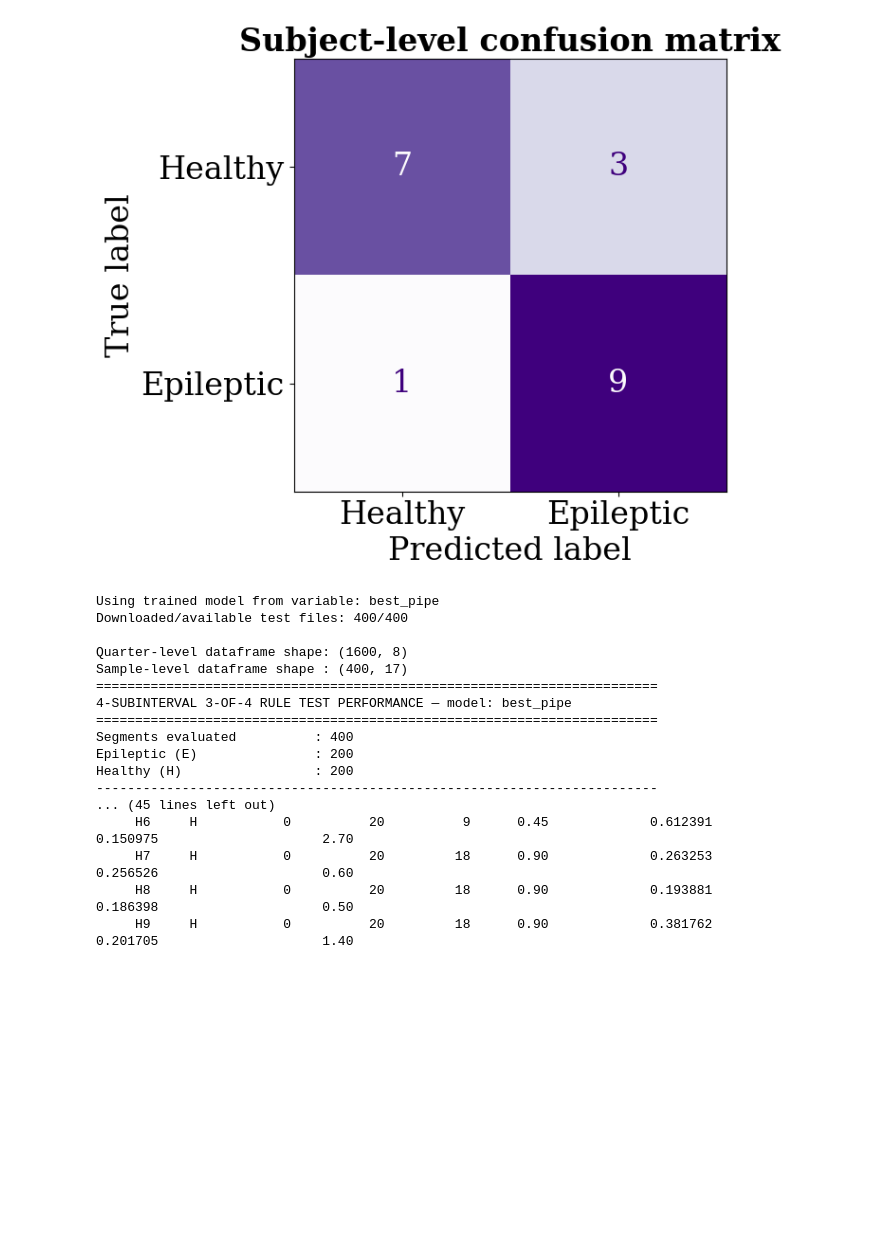
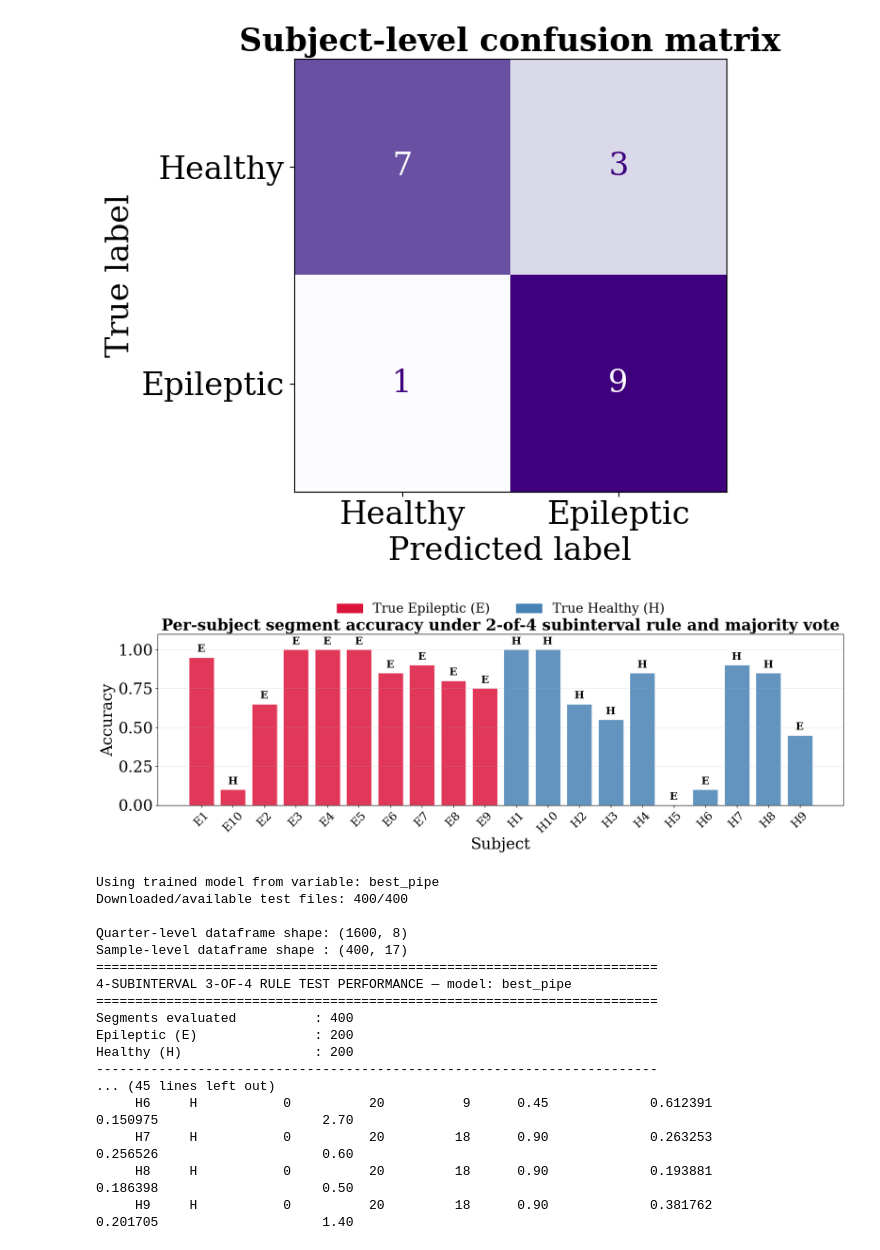
Before and after one commit to postnicov/test_colab, a Jupyter notebook: eeg_epilepsy_classifier.ipynb, the cells around one changed output. Saved outputs shown, nothing was run; the diff lists cells and outputs as text; code cells hidden in the pictures; blank space fills up the shorter version.

```diff
--- a/eeg_epilepsy_classifier.ipynb
+++ b/eeg_epilepsy_classifier.ipynb
@@ -2286,6 +2294,68 @@ Healthy (H)                 : 200
 [figure]
 [figure]
 [figure]
+# %%
+fig, ax = plt.subplots(figsize=(16, 6))
+colors = subj_stats["group"].map({"E": "crimson", "H": "steelblue"})
+
+bars = ax.bar(
+    subj_stats["subject"],
+    subj_stats["accuracy"],
+    color=colors,
+    edgecolor="white",
+    alpha=0.85
+)
+
+#ax.axhline(acc, ls="--", color="black", lw=1.5, label=f"Overall acc = {acc:.3f}")
+ax.set_ylim(0, 1.10)
+ax.set_ylabel("Accuracy", fontsize=FONT_SIZE)
+ax.set_xlabel("Subject", fontsize=FONT_SIZE)
+ax.set_title("Per-subject segment accuracy under 2-of-4 subinterval rule and majority vote",
+             fontweight="bold", fontsize=FONT_SIZE)
+ax.tick_params(axis='x', labelrotation=45, labelsize=18)
+ax.tick_params(axis='y', labelsize=FONT_SIZE)
+
+# map majority-vote subject prediction onto the same subject order as subj_stats
+subject_pred_map = (
+    subject_df.set_index("subject")["subject_predicted_label"]
+    .map({1: "E", 0: "H"})
+    .to_dict()
+)
+
+pred_labels = subj_stats["subject"].map(subject_pred_map)
+
+for bar, pred_lbl in zip(bars, pred_labels):
+    ax.text(
+        bar.get_x() + bar.get_width() / 2,
+        bar.get_height() + 0.02,
+        pred_lbl,
+        ha="center",
+        va="bottom",
+        fontsize=16,
+        fontweight="bold",
+        color="black"
+    )
+
+
+legend_handles = [
+    Patch(color="crimson", label="True Epileptic (E)"),
+    Patch(color="steelblue", label="True Healthy (H)")
+]
+ax.legend(
+    handles=legend_handles,
+    loc="upper center",
+    bbox_to_anchor=(0.5, 1.25),
+    ncol=3,
+    fontsize=20,
+    frameon=False
+)
+
+ax.grid(axis="y", alpha=0.3)
+plt.tight_layout()
+plt.savefig("rule_2of4_per_subject_segment_accuracy_majority_labels.png", dpi=150)
+plt.show()
+# %% [output]
+[figure, added]
 # %%
 # ─── Additional cell: 4-subinterval classification using THREE-OF-FOUR rule ───
 # Rule: classify a sample as Epileptic if at least THREE of the FOUR subintervals are epileptic
```
Also changed, not shown: parts of 2 cells of this notebook.
